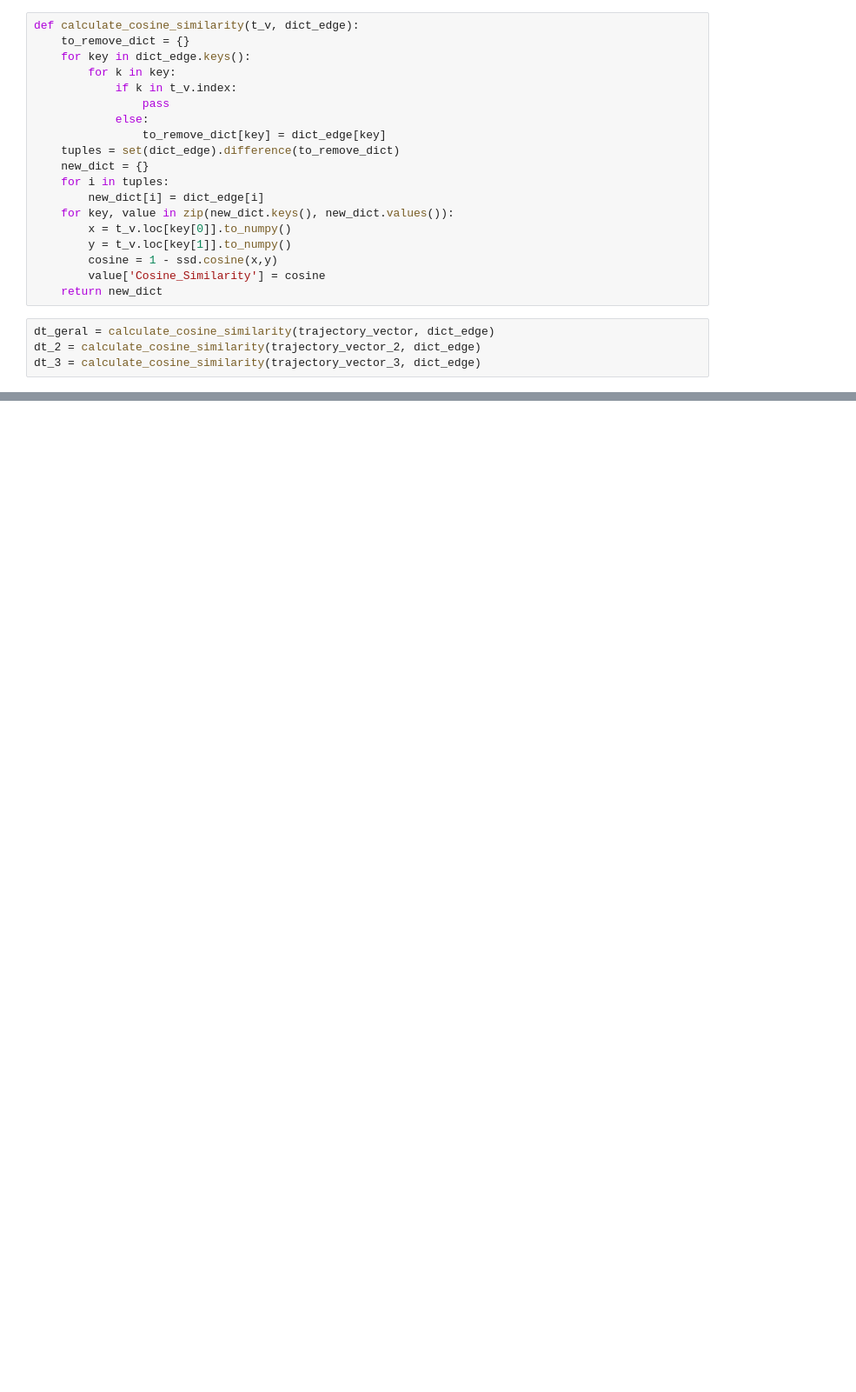
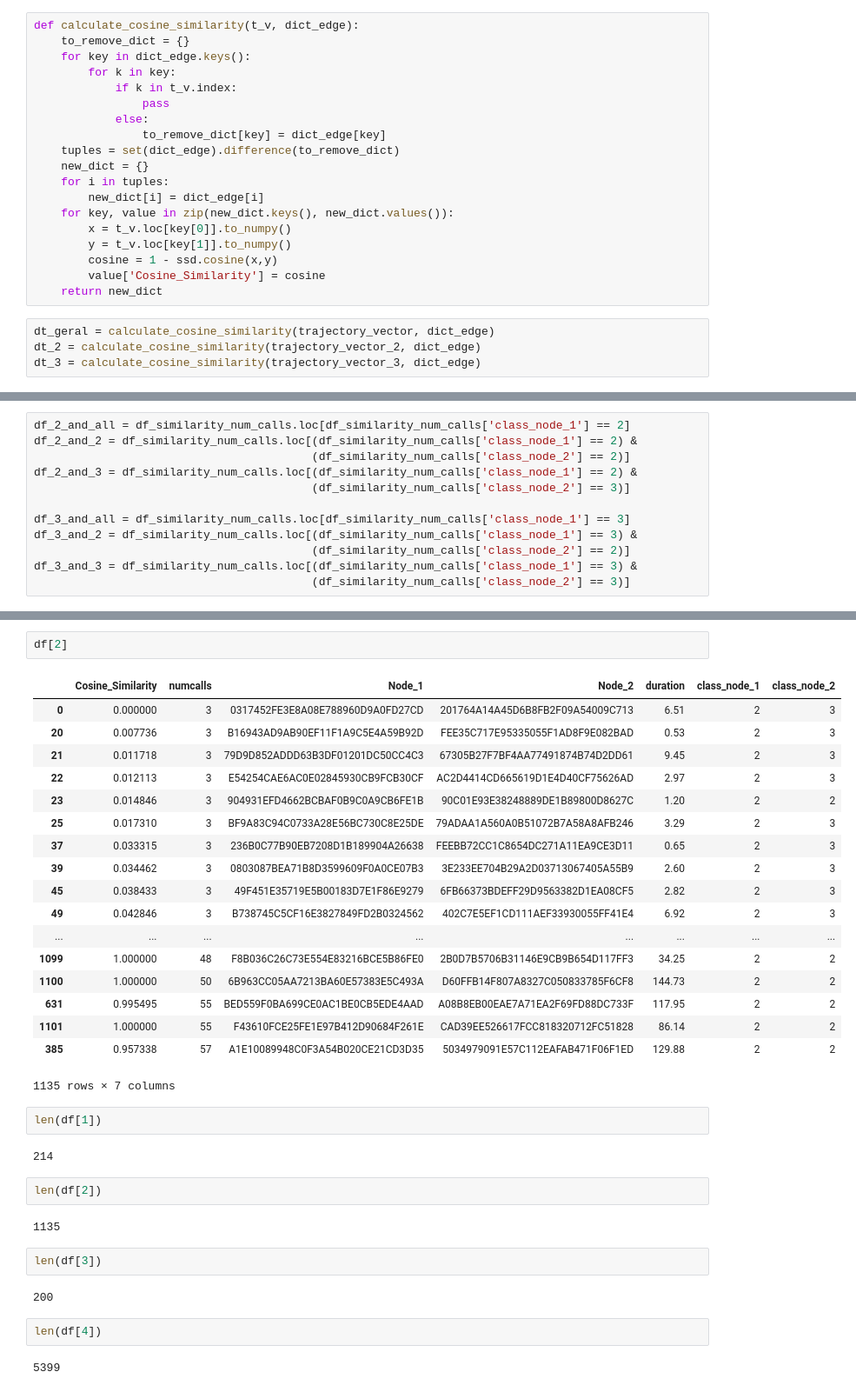
Before and after one commit to ghmc91/Projeto_Mestrado, a Jupyter notebook: Location_Matrix.ipynb, the cells around one changed output, grey strips where cells are left out. Shown at 87% size. Saved outputs shown, nothing was run; the diff lists cells and outputs as text; blank space fills up the shorter version.

```diff
--- a/Location_Matrix.ipynb
+++ b/Location_Matrix.ipynb
@@ -202,0 +251,12 @@ plot_numcalls_similarity(df_3)
+# %%
+df_2_and_all = df_similarity_num_calls.loc[df_similarity_num_calls['class_node_1'] == 2]
+df_2_and_2 = df_similarity_num_calls.loc[(df_similarity_num_calls['class_node_1'] == 2) &
+                                         (df_similarity_num_calls['class_node_2'] == 2)]
+df_2_and_3 = df_similarity_num_calls.loc[(df_similarity_num_calls['class_node_1'] == 2) &
+                                         (df_similarity_num_calls['class_node_2'] == 3)]
+
+df_3_and_all = df_similarity_num_calls.loc[df_similarity_num_calls['class_node_1'] == 3]
+df_3_and_2 = df_similarity_num_calls.loc[(df_similarity_num_calls['class_node_1'] == 3) &
+                                         (df_similarity_num_calls['class_node_2'] == 2)]
+df_3_and_3 = df_similarity_num_calls.loc[(df_similarity_num_calls['class_node_1'] == 3) &
+                                         (df_similarity_num_calls['class_node_2'] == 3)]
@@ -202,0 +351,37 @@ plot_numcalls_similarity(df_3)
+# %%
+df[2]
+# %% [output]
+|  | Cosine_Similarity | numcalls | Node_1 | Node_2 | duration | class_node_1 | class_node_2 |
+| 0 | 0.000000 | 3 | 0317452FE3E8A08E788960D9A0FD27CD | 201764A14A45D6B8FB2F09A54009C713 | 6.51 | 2 | 3 |
+| 20 | 0.007736 | 3 | B16943AD9AB90EF11F1A9C5E4A59B92D | FEE35C717E95335055F1AD8F9E082BAD | 0.53 | 2 | 3 |
+| 21 | 0.011718 | 3 | 79D9D852ADDD63B3DF01201DC50CC4C3 | 67305B27F7BF4AA77491874B74D2DD61 | 9.45 | 2 | 3 |
+| 22 | 0.012113 | 3 | E54254CAE6AC0E02845930CB9FCB30CF | AC2D4414CD665619D1E4D40CF75626AD | 2.97 | 2 | 3 |
+| 23 | 0.014846 | 3 | 904931EFD4662BCBAF0B9C0A9CB6FE1B | 90C01E93E38248889DE1B89800D8627C | 1.20 | 2 | 2 |
+| 25 | 0.017310 | 3 | BF9A83C94C0733A28E56BC730C8E25DE | 79ADAA1A560A0B51072B7A58A8AFB246 | 3.29 | 2 | 3 |
+| 37 | 0.033315 | 3 | 236B0C77B90EB7208D1B189904A26638 | FEEBB72CC1C8654DC271A11EA9CE3D11 | 0.65 | 2 | 3 |
+| 39 | 0.034462 | 3 | 0803087BEA71B8D3599609F0A0CE07B3 | 3E233EE704B29A2D03713067405A55B9 | 2.60 | 2 | 3 |
+| 45 | 0.038433 | 3 | 49F451E35719E5B00183D7E1F86E9279 | 6FB66373BDEFF29D9563382D1EA08CF5 | 2.82 | 2 | 3 |
+| 49 | 0.042846 | 3 | B738745C5CF16E3827849FD2B0324562 | 402C7E5EF1CD111AEF33930055FF41E4 | 6.92 | 2 | 3 |
+| ... | ... | ... | ... | ... | ... | ... | ... |
+| 1099 | 1.000000 | 48 | F8B036C26C73E554E83216BCE5B86FE0 | 2B0D7B5706B31146E9CB9B654D117FF3 | 34.25 | 2 | 2 |
+| 1100 | 1.000000 | 50 | 6B963CC05AA7213BA60E57383E5C493A | D60FFB14F807A8327C050833785F6CF8 | 144.73 | 2 | 2 |
+| 631 | 0.995495 | 55 | BED559F0BA699CE0AC1BE0CB5EDE4AAD | A08B8EB00EAE7A71EA2F69FD88DC733F | 117.95 | 2 | 2 |
+| 1101 | 1.000000 | 55 | F43610FCE25FE1E97B412D90684F261E | CAD39EE526617FCC818320712FC51828 | 86.14 | 2 | 2 |
+| 385 | 0.957338 | 57 | A1E10089948C0F3A54B020CE21CD3D35 | 5034979091E57C112EAFAB471F06F1ED | 129.88 | 2 | 2 |
+1135 rows × 7 columns
+# %%
+len(df[1])
+# %% [output]
+214
+# %%
+len(df[2])
+# %% [output]
+1135
+# %%
+len(df[3])
+# %% [output]
+200
+# %%
+len(df[4])
+# %% [output]
+5399
```
Also changed, not shown: parts of 20 cells of this notebook, 16 other files.
